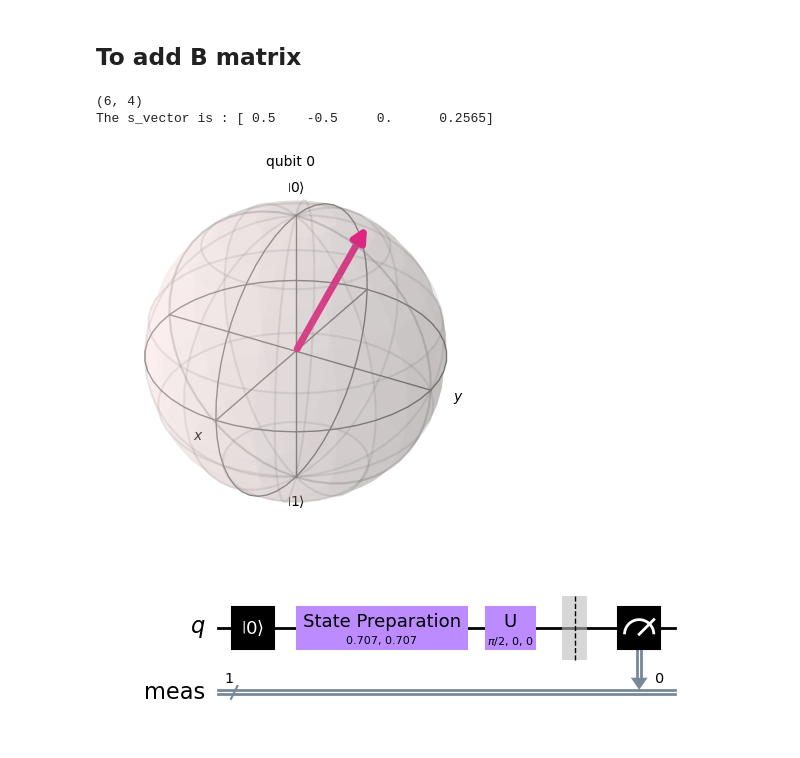
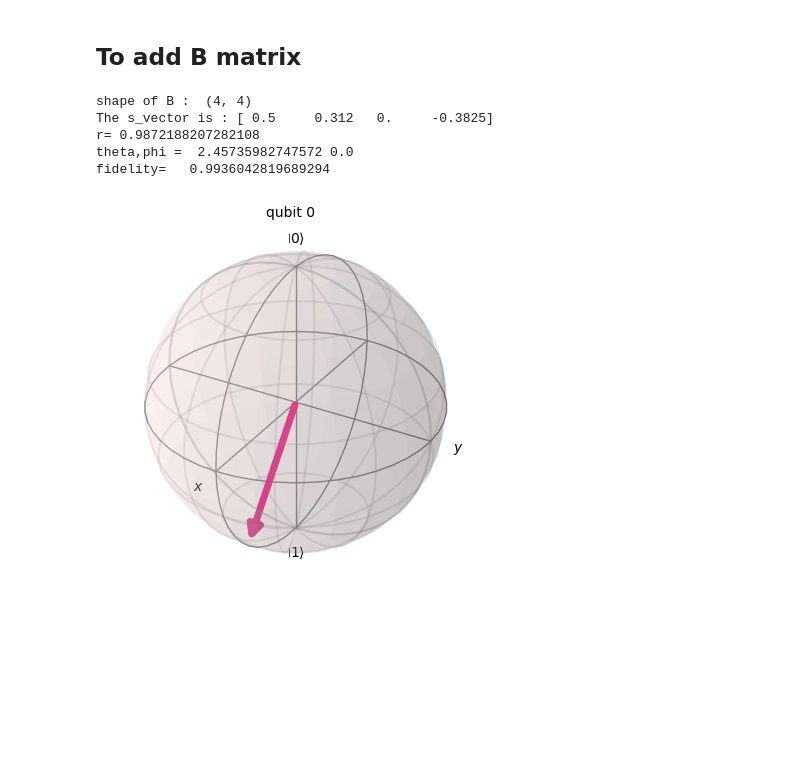
Before and after one commit to ahkatlio/MLE, a Jupyter notebook: Linear_inversion.ipynb, the cells around one changed output. Drawn from its saved outputs; the diff is of its cells as text; code cells hidden in the pictures; blank space fills up the shorter version.

```diff
--- a/Linear_inversion.ipynb
+++ b/Linear_inversion.ipynb
@@ -133,0 +147,8 @@ outcomes
+# %%
+measurement_list=spherical_to_amplitudes(measurement_directions)
+
+operator_list=get_operator_list(measurement_list)
+ ## getting the operator list from measurement directions
+for i,op in enumerate(operator_list):
+    print('')
+    print(f'operator {i} : '  , op)
@@ -133,0 +167,3 @@ outcomes
+# %%
+outcomes=measure_results(measurement_directions,ideal_backend,initial_state)
+outcomes   # Each dictionary in this list is the result of a particular measurement direction
@@ -157,55 +193,63 @@ Z=np.array([[1,0],[0,-1]])
 
 Paulis=[Id,X,Y,Z]
 # %%
-operator_list=get_operator_list(spherical_to_amplitudes(measurement_basis))
+operator_list=get_operator_list(spherical_to_amplitudes(measurement_directions))
 
 dim1=len(operator_list)
 
+
 def B_matrix(operator_list):
     dim1=len(operator_list)
-    B=np.zeros([dim1,4])
+    B=np.zeros([dim1,4],dtype=np.complex128)
 
     for i in range(dim1):
         for j in range(4):
-            B[i][j]=np.trace(np.matmul(operator_list[i],Paulis[j]))
+            product=np.dot(operator_list[i],Paulis[j])
+            B[i][j]=np.trace(product)
 
     return B
 # %%
 B=B_matrix(operator_list)
-print(B.shape)
+print('shape of B : ' ,B.shape)
 
 
 result=np.linalg.lstsq(B,f_vector, rcond=None)
 
-s_vector=result[0]
+s_vector=result[0].real
 
-print('The s_vector is :' , s_vector)     # S_vector is just the components of our state in the Pauli basis
+print('The s_vector is :' , s_vector)     # S_vector is just the components of our state in the Pauli basis , the last 3 are the x,y,z coordinates
 
 
 def rho_from_s(s_vector):
     rho=np.zeros([2,2])
-    for mat,s in zip(Paulis,s_vector):
-        rho=rho+s*mat
+    for pauli,s in zip(Paulis,s_vector):
+        rho=rho+s*pauli
     return DensityMatrix(rho)
 
 final_state=rho_from_s(s_vector)
 
+initial_rho=np.outer(initial_state,initial_state)
+try:
+    fidelity=state_fidelity(initial_rho,final_state)
+except:
+    print('state not positive')
 
+r=np.linalg.norm(2*s_vector[1:])
 
+print('r=',r)
 plot_bloch_multivector(final_state)
+
+theta=np.arccos(2*s_vector[3]/r)
+phi=np.arctan(s_vector[2]/(s_vector[1]+1E-20))
+
+print('theta,phi = ', theta,phi )
+
+print('fidelity=  ', fidelity)
+plot_bloch_multivector(final_state)
 # %% [output]
-(6, 4)
-The s_vector is : [ 0.5    -0.5     0.      0.2565]
+shape of B :  (4, 4)
+The s_vector is : [ 0.5     0.312   0.     -0.3825]
+r= 0.9872188207282108
+theta,phi =  2.45735982747572 0.0
+fidelity=   0.9936042819689294
-[figure, old version]
+[figure, new version]
-# %%
-circuit=QuantumCircuit(1)
-circuit.initialize(np.array([1/np.sqrt(2),1/np.sqrt(2)]))
-circuit.u(measurement_basis[1][0],measurement_basis[1][1],0,0)
-
-
-circuit.measure_all()
-transpiled_circuit = transpile(circuit, ideal_backend)
-
-transpiled_circuit.decompose().draw('mpl')
-# %% [output]
-[figure, removed]
```
Also changed, not shown: parts of 13 cells of this notebook, 3 other files.
